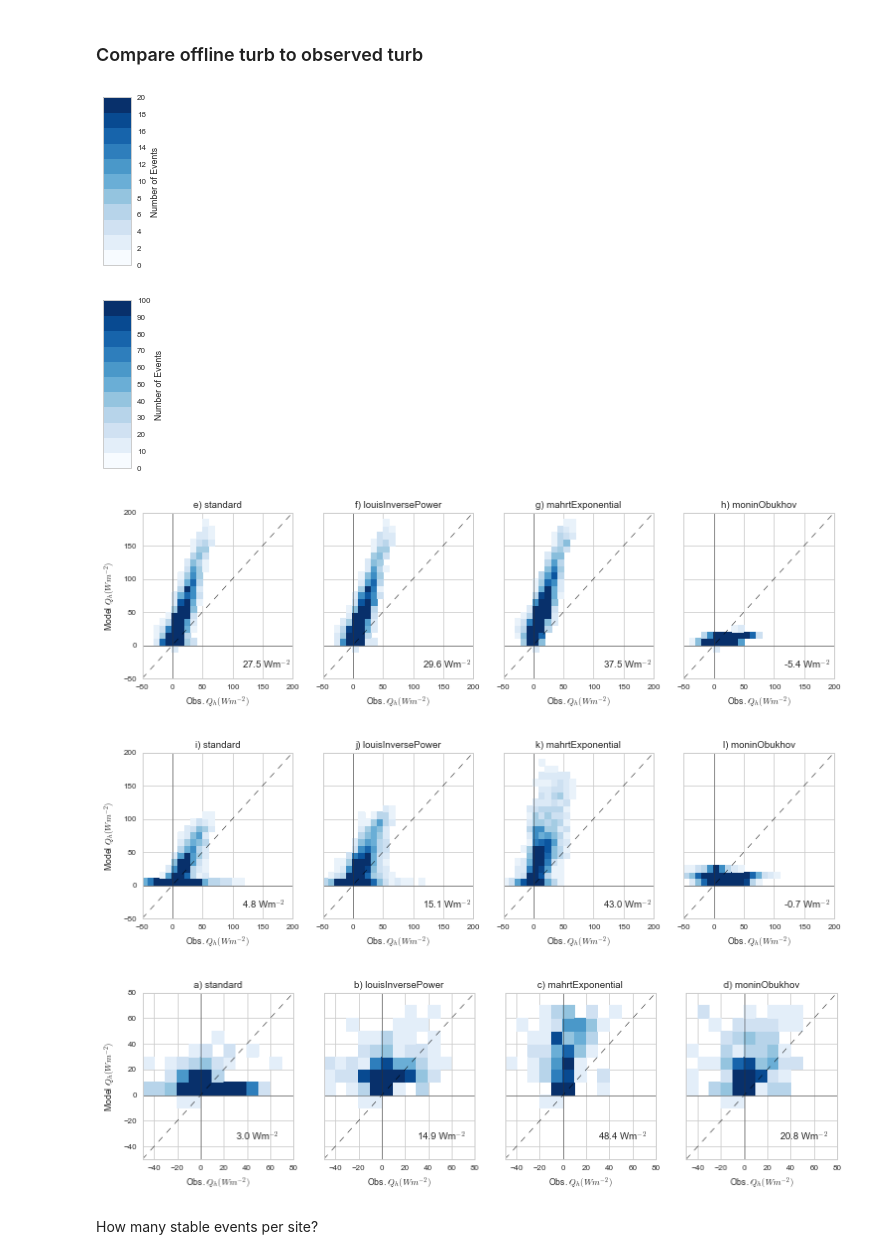
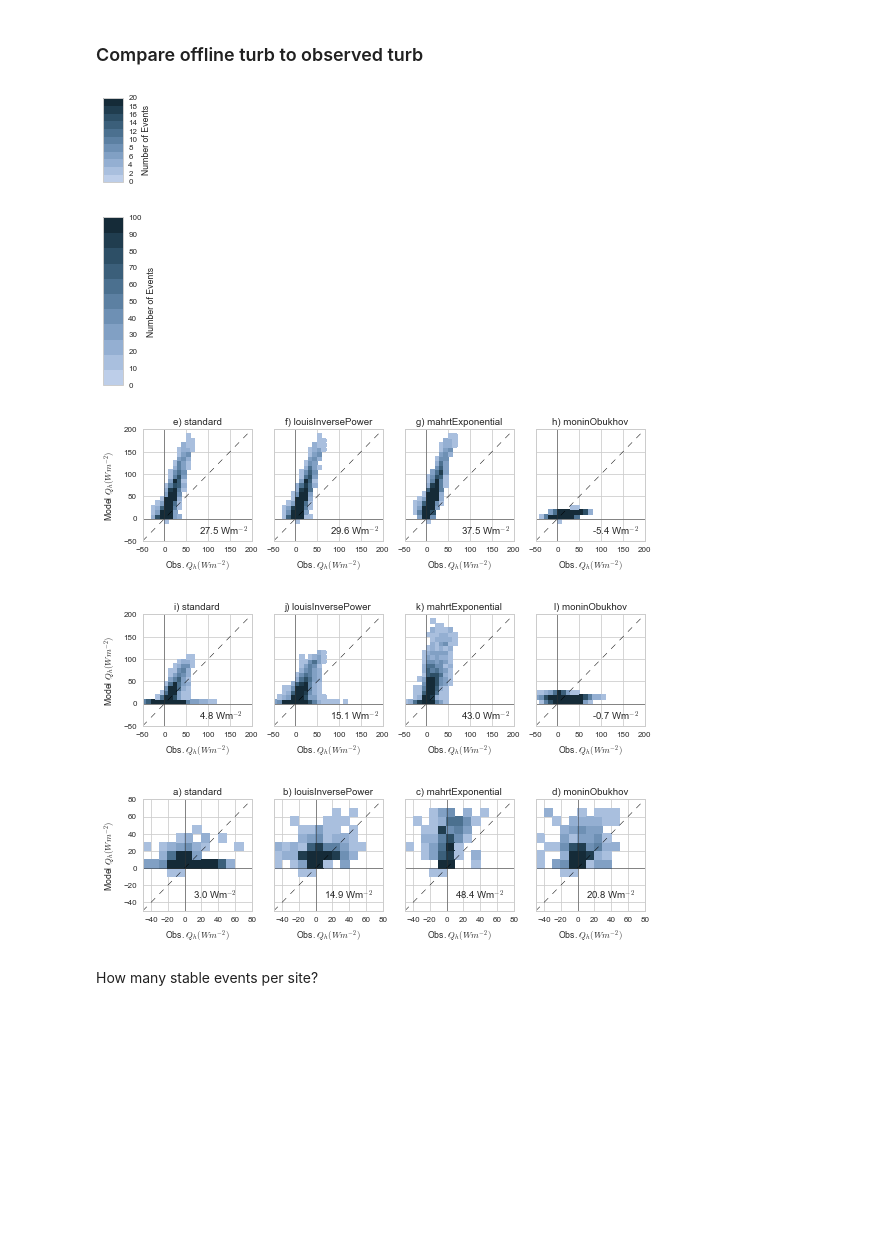
Before and after one commit to klapo/TurbulenceFeedbacks, a Jupyter notebook: TF.OfflineTurb.SCP_SNQ.Bias.ipynb, the cells around one changed output. Drawn from its saved outputs; the diff is of its cells as text; code cells hidden in the pictures; blank space fills up the shorter version.

Commit message:
Altered the colormap to match the overview figures

```diff
--- a/TF.OfflineTurb.SCP_SNQ.Bias.ipynb
+++ b/TF.OfflineTurb.SCP_SNQ.Bias.ipynb
@@ -123,36 +123,40 @@ SCP_latent_15m = xr.open_dataset('OfflineTurb.SCP.latent_15m.ALL.nc')
 # %% [markdown]
 ### Compare offline turb to observed turb
 # %%
-# Colorbar
-fig, caxi = plt.subplots(1, 1, figsize=(.5, 3))
+## General colorbar arguments
+cmin = 0
+cmax = 100
+ncol = 11
+dcol = (cmax - cmin) / (ncol - 1)
+cmap = sns.cubehelix_palette(11, start=2.6, rot=.075, light=0.8, as_cmap=True)
+cmap = kgraph.cmap_discretize(cmap, ncol)
+
+# Colorbar for Snoqualmie
+fig, caxi = plt.subplots(1, 1, figsize=(.35, 1.5))
 # Set the colormap and norm to correspond to the data for which
 # the colorbar will be used.
-cmap = kgraph.cmap_discretize(cm.Blues, 11)
 norm = matplotlib.colors.Normalize(vmin=0, vmax=20)
-cbar = matplotlib.colorbar.ColorbarBase(caxi, cmap=cmap,
-                                norm=norm,
-                                orientation='vertical')
+cbar = matplotlib.colorbar.ColorbarBase(caxi, cmap=cmap, norm=norm, orientation='vertical')
 
 # cbar = plt.colorbar(im, cax=caxi, orientation="vertical", spacing='proportional')
 cbar.ax.set_ylabel('Number of Events')
 fig.savefig('OfflineTurb.2dHist.Colorbar.SNQ.pdf', bbox_inches='tight')
 
-# Colorbar
-fig, caxi = plt.subplots(1, 1, figsize=(.5, 3))
+# Colorbar for the Shallow Cold Pool
+fig, caxi = plt.subplots(1, 1, figsize=(.35, 3))
 # Set the colormap and norm to correspond to the data for which
 # the colorbar will be used.
-cmap = kgraph.cmap_discretize(cm.Blues, 11)
 norm = matplotlib.colors.Normalize(vmin=0, vmax=100)
 cbar = matplotlib.colorbar.ColorbarBase(caxi, cmap=cmap,
                                 norm=norm,
                                 orientation='vertical')
 
 # cbar = plt.colorbar(im, cax=caxi, orientation="vertical", spacing='proportional')
 cbar.ax.set_ylabel('Number of Events')
 fig.savefig('OfflineTurb.2dHist.Colorbar.SCP.pdf', bbox_inches='tight')
 # %% [output]
-[figure, old version]
+[figure, new version]
-[figure, old version]
+[figure, new version]
 # %%
 os.chdir(dirPrint)
 
@@ -165,16 +169,9 @@ xmin = ymin
 xmax = ymax
 dy = dx
 
-cmin = 0
-cmax = 100
-ncol = 11
-dcol = (cmax - cmin) / (ncol - 1)
-cmap = kgraph.cmap_discretize(cm.Blues, ncol)
-
 # Format figure
-fig, axes = plt.subplots(1, 4, figsize=(12.5, 3), sharex='col', sharey='row')
+fig, axes = plt.subplots(1, 4, figsize=(9, 2), sharex='col', sharey='row')
 axes = axes.flatten()
-cmap = kgraph.cmap_discretize(cm.Blues, 15)
 
 # Simulated turbulence
 for ix, stab in enumerate(ixStability):
@@ -189,7 +186,7 @@ for ix, stab in enumerate(ixStability):
 
     # Plot my 2D histogram
     X, Y = np.meshgrid(xedges, yedges)
-    im = ax.pcolormesh(X.T, Y.T, H, cmap=cmap, vmin=cmin, vmax=cmax)
+    im = ax.pcolormesh(X.T, Y.T, H, cmap=cmap, vmin=cmin, vmax=cmax, linewidth=0, rasterized=True)
 
     # Zero lines
     ax.plot([xmin, xmax], [ymin, ymax], 'k--', linewidth=.5)
@@ -205,11 +202,11 @@ for ix, stab in enumerate(ixStability):
 
     # Bias
     bias = np.nanmean(SCP_sensible_1m[stab] + SCP.w_tc__2m[SCPind])
-    ax.text(115, -35, '%2.1f' % bias + ' Wm$^{-2}$')
+    ax.text(80, -35, '%2.1f' % bias + ' Wm$^{-2}$')
 axes[0].set_ylabel('Model $Q_h (Wm^{-2})$')
-fig.savefig('OfflineTurb.SCP_2m.2dHist_Bias.pdf')
+fig.savefig('OfflineTurb.SCP_2m.2dHist_Bias.pdf', bbox_inches='tight')
 # %% [output]
-[figure, old version]
+[figure, new version]
 # %%
 os.chdir(dirPrint)
 
@@ -222,16 +219,9 @@ xmin = ymin
 xmax = ymax
 dy = dx
 
-cmin = 0
-cmax = 100
-ncol = 11
-dcol = (cmax - cmin) / (ncol - 1)
-cmap = kgraph.cmap_discretize(cm.Blues, ncol)
-
 # Format figure
-fig, axes = plt.subplots(1, 4, figsize=(12.5, 3), sharex='col', sharey='row')
+fig, axes = plt.subplots(1, 4, figsize=(9, 2), sharex='col', sharey='row')
 axes = axes.flatten()
-cmap = kgraph.cmap_discretize(cm.Blues, 15)
 
 # Simulated turbulence
 for ix, stab in enumerate(ixStability):
@@ -246,7 +236,7 @@ for ix, stab in enumerate(ixStability):
 
     # Plot my 2D histogram
     X, Y = np.meshgrid(xedges, yedges)
-    im = ax.pcolormesh(X.T, Y.T, H, cmap=cmap, vmin=cmin, vmax=cmax)
+    im = ax.pcolormesh(X.T, Y.T, H, cmap=cmap, vmin=cmin, vmax=cmax, linewidth=0, rasterized=True)
 
     # Zero lines
     ax.plot([xmin, xmax], [ymin, ymax], 'k--', linewidth=.5)
@@ -262,11 +252,11 @@ for ix, stab in enumerate(ixStability):
 
     # Bias
     bias = np.nanmean(SCP_sensible_15m[stab] + SCP.w_tc_10m[SCPind])
-    ax.text(115, -35, '%2.1f' % bias + ' Wm$^{-2}$')
+    ax.text(80, -35, '%2.1f' % bias + ' Wm$^{-2}$')
 axes[0].set_ylabel('Model $Q_h (Wm^{-2})$')
-fig.savefig('OfflineTurb.SCP_2m.2dHist_Bias.pdf')
+fig.savefig('OfflineTurb.SCP_15m.2dHist_Bias.pdf', bbox_inches='tight')
 # %% [output]
-[figure, old version]
+[figure, new version]
 # %%
 os.chdir(dirPrint)
 
@@ -283,10 +273,9 @@ cmin = 0
 cmax = 20
 ncol = 11
 dcol = (cmax - cmin) / (ncol - 1)
-cmap = kgraph.cmap_discretize(cm.Blues, ncol)
 
 # Format figure
-fig, axes = plt.subplots(1, 4, figsize=(12.5, 3), sharex='col', sharey='row')
+fig, axes = plt.subplots(1, 4, figsize=(9, 2), sharex='col', sharey='row')
 axes = axes.flatten()
 
 # Simulated turbulence
@@ -302,7 +291,7 @@ for ix, stab in enumerate(ixStability):
 
     # Plot my 2D histogram
     X, Y = np.meshgrid(xedges, yedges)
-    im = ax.pcolormesh(X.T, Y.T, H, cmap=cmap, vmin=cmin, vmax=cmax)
+    im = ax.pcolormesh(X.T, Y.T, H, cmap=cmap, vmin=cmin, vmax=cmax, linewidth=0, rasterized=True)
 
     # One to one line
     ax.plot([xmin, xmax], [ymin, ymax], 'k--', linewidth=.5)
@@ -319,11 +308,11 @@ for ix, stab in enumerate(ixStability):
     ax.grid()
 
     bias = np.nanmean(SNQ_sensible[stab] - SNQ.SensFlux[SNQind])
-    ax.text(30, -35, '%2.1f' % bias + ' Wm$^{-2}$')
+    ax.text(10, -35, '%2.1f' % bias + ' Wm$^{-2}$')
 axes[0].set_ylabel('Model $Q_h (Wm^{-2})$')
-fig.savefig('OfflineTurb.SNQ.2dHist_Bias.pdf')
+fig.savefig('OfflineTurb.SNQ.2dHist_Bias.pdf', bbox_inches='tight')
 # %% [output]
-[figure, old version]
+[figure, new version]
 # %% [markdown]
 How many stable events per site?
 # %%
```
Also changed, not shown: parts of 2 cells of this notebook, 1 other file.
